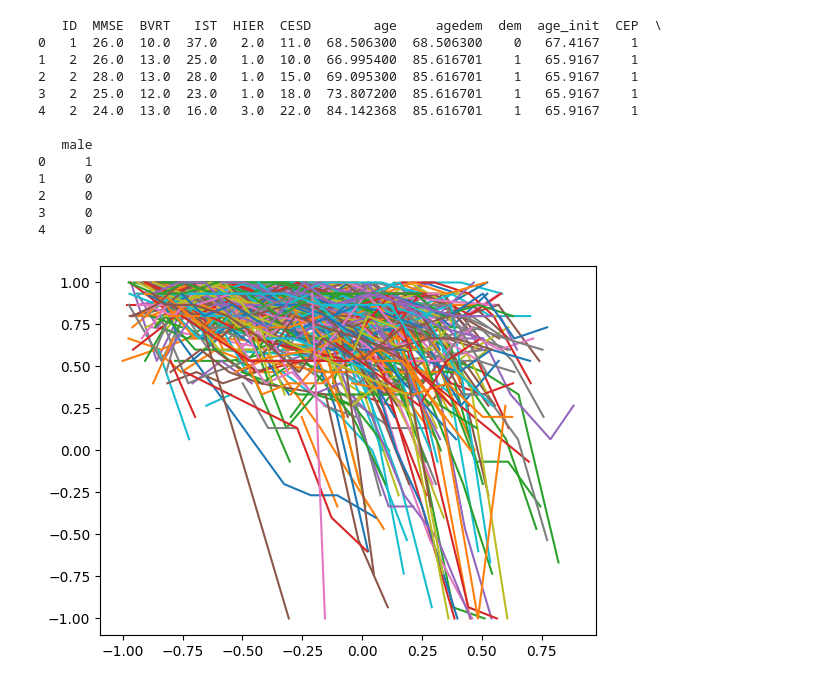
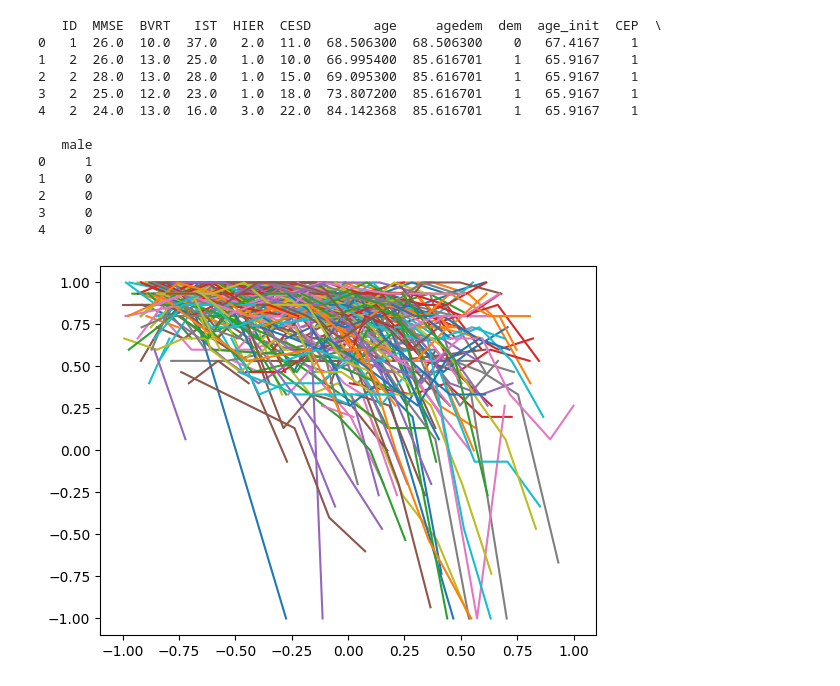
Before and after one commit to felixlaplante/jmstate, a Jupyter notebook: paquid-test.ipynb, the cells around one changed output. Drawn from its saved outputs; the diff is of its cells as text; code cells hidden in the pictures.

```diff
--- a/paquid-test.ipynb
+++ b/paquid-test.ipynb
@@ -87,22 +65,32 @@ def normalize_y(y):
-# %%
-y = normalize_y(y0)
-trajectories = [
-    [
-        (
-            normalize_t(m),
-            s,
-        )
-        for (m, s) in trajectory
-    ]
-    for trajectory in trajectories0
-]
-t = normalize_t(t0)
-c = normalize_t(c0)
+# %%
+def prepare_all(ids):
+    trajectories0 = [get_trajectory(i) for i in ids]
+    c0 = torch.tensor([get_last_visit_age(i) for i in ids]).view(-1, 1)
+    t0 = torch.nn.utils.rnn.pad_sequence([get_t(i) for i in ids], batch_first=True, padding_value=torch.nan)
+    y0 = torch.nn.utils.rnn.pad_sequence([get_Y(i) for i in ids], batch_first=True, padding_value=torch.nan)[..., None]
+    x = torch.cat([get_X(i).view(1, -1) for i in ids], dim=0)
+
+    t_min, t_max = torch.nanquantile(t0, 0).item(), torch.nanquantile(t0, 1).item()
+    y_min, y_max = torch.nanquantile(y0, 0).item(), torch.nanquantile(y0, 1).item()
+
+    normalize_t = lambda t: (2.0 * t - (t_max + t_min)) / (t_max - t_min)
+    normalize_y = lambda y: (2.0 * y - (y_max + y_min)) / (y_max - y_min)
+
+    y = normalize_y(y0)
+    trajectories = [[(normalize_t(m), s) for (m, s) in traj] for traj in trajectories0]
+    t = normalize_t(t0)
+    c = normalize_t(c0)
+
+    return x, t, y, trajectories, c
 # %%
+ids = random.sample(range(1, 501), 300)
+
+x, t, y, trajectories, c = prepare_all(ids)
+
 plt.plot(t.T, y[:, :, 0].T)
 plt.show()
 # %% [output]
-[figure, old version]
+[figure, new version]
 # %%
 buckets = build_buckets(trajectories)
 # %%
```
Also changed, not shown: parts of 8 cells of this notebook.
